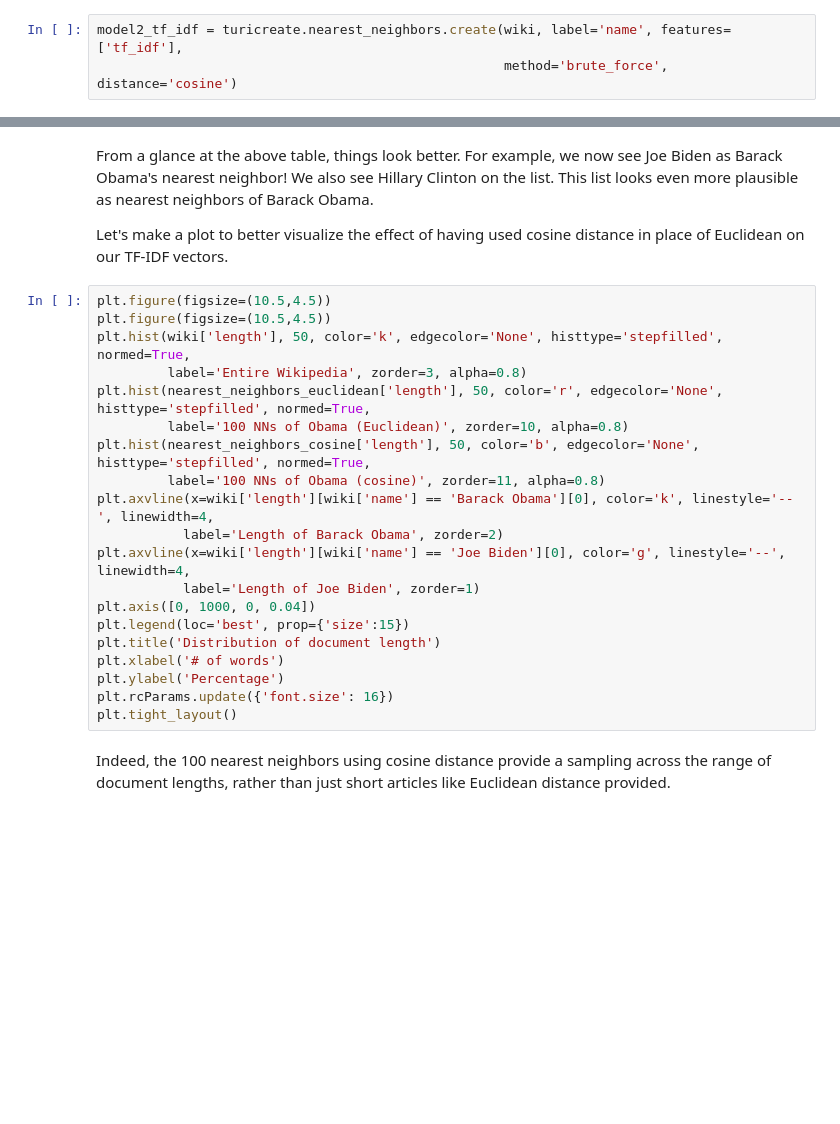
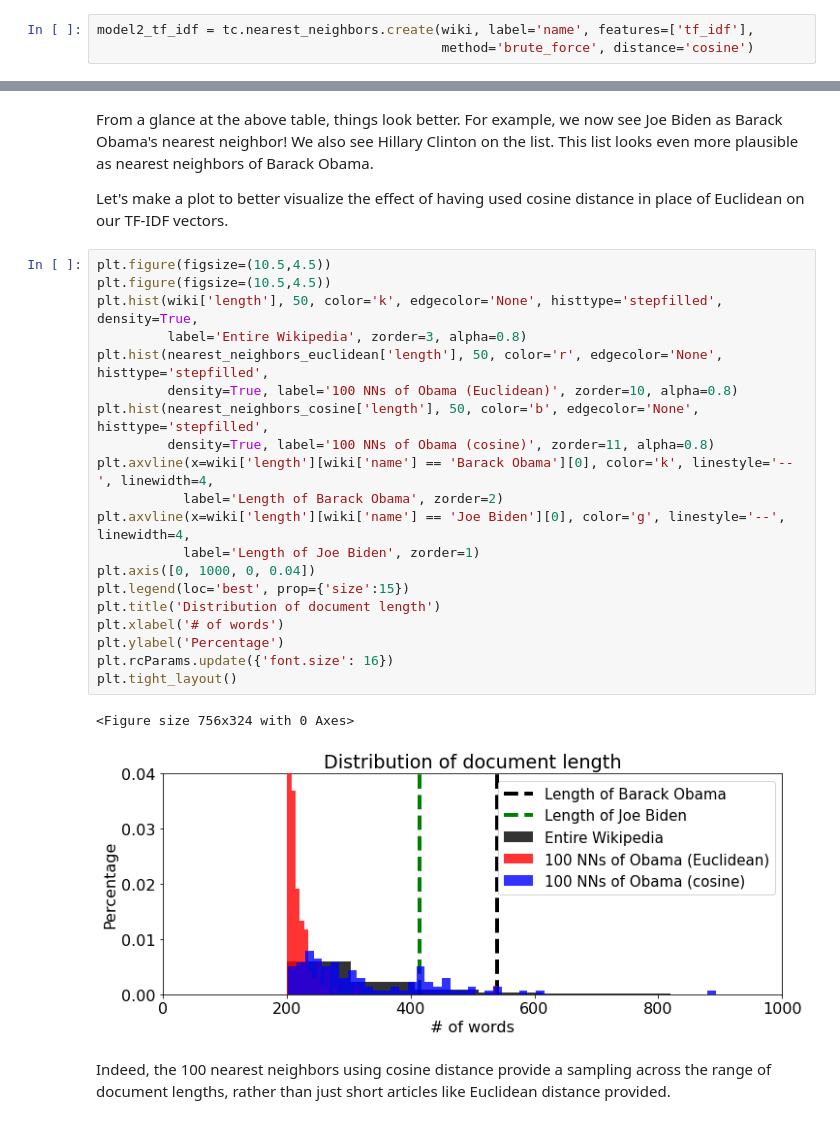
Before and after one commit to juanhenao21/machine_learning, a Jupyter notebook: 04_machine_learning_clustering_and_retrieval/week_2/quiz_01.ipynb, the cells around one changed output, grey strips where cells are left out. Cells and saved outputs as stored; diff of their text form; blank space fills up the shorter version.

```diff
--- a/04_machine_learning_clustering_and_retrieval/week_2/quiz_01.ipynb
+++ b/04_machine_learning_clustering_and_retrieval/week_2/quiz_01.ipynb
@@ -406,5 +523,5 @@ Cosine distances let us compare word distributions of two articles of varying le
 
 Let us train a new nearest neighbor model, this time with cosine distances.  We then repeat the search for Obama's 100 nearest neighbors.
 # %%
-model2_tf_idf = turicreate.nearest_neighbors.create(wiki, label='name', features=['tf_idf'],
-                                                    method='brute_force', distance='cosine')
+model2_tf_idf = tc.nearest_neighbors.create(wiki, label='name', features=['tf_idf'],
+                                            method='brute_force', distance='cosine')
@@ -420,23 +566,26 @@ Let's make a plot to better visualize the effect of having used cosine distance
 # %%
 plt.figure(figsize=(10.5,4.5))
 plt.figure(figsize=(10.5,4.5))
-plt.hist(wiki['length'], 50, color='k', edgecolor='None', histtype='stepfilled', normed=True,
+plt.hist(wiki['length'], 50, color='k', edgecolor='None', histtype='stepfilled', density=True,
          label='Entire Wikipedia', zorder=3, alpha=0.8)
-plt.hist(nearest_neighbors_euclidean['length'], 50, color='r', edgecolor='None', histtype='stepfilled', normed=True,
-         label='100 NNs of Obama (Euclidean)', zorder=10, alpha=0.8)
-plt.hist(nearest_neighbors_cosine['length'], 50, color='b', edgecolor='None', histtype='stepfilled', normed=True,
-         label='100 NNs of Obama (cosine)', zorder=11, alpha=0.8)
+plt.hist(nearest_neighbors_euclidean['length'], 50, color='r', edgecolor='None', histtype='stepfilled',
+         density=True, label='100 NNs of Obama (Euclidean)', zorder=10, alpha=0.8)
+plt.hist(nearest_neighbors_cosine['length'], 50, color='b', edgecolor='None', histtype='stepfilled',
+         density=True, label='100 NNs of Obama (cosine)', zorder=11, alpha=0.8)
 plt.axvline(x=wiki['length'][wiki['name'] == 'Barack Obama'][0], color='k', linestyle='--', linewidth=4,
            label='Length of Barack Obama', zorder=2)
 plt.axvline(x=wiki['length'][wiki['name'] == 'Joe Biden'][0], color='g', linestyle='--', linewidth=4,
            label='Length of Joe Biden', zorder=1)
 plt.axis([0, 1000, 0, 0.04])
 plt.legend(loc='best', prop={'size':15})
 plt.title('Distribution of document length')
 plt.xlabel('# of words')
 plt.ylabel('Percentage')
 plt.rcParams.update({'font.size': 16})
 plt.tight_layout()
+# %% [output]
+<Figure size 756x324 with 0 Axes>
+[figure, added]
 # %% [markdown]
 Indeed, the 100 nearest neighbors using cosine distance provide a sampling across the range of document lengths, rather than just short articles like Euclidean distance provided.
 # %% [markdown]
```
Also changed, not shown: parts of 23 cells of this notebook.
